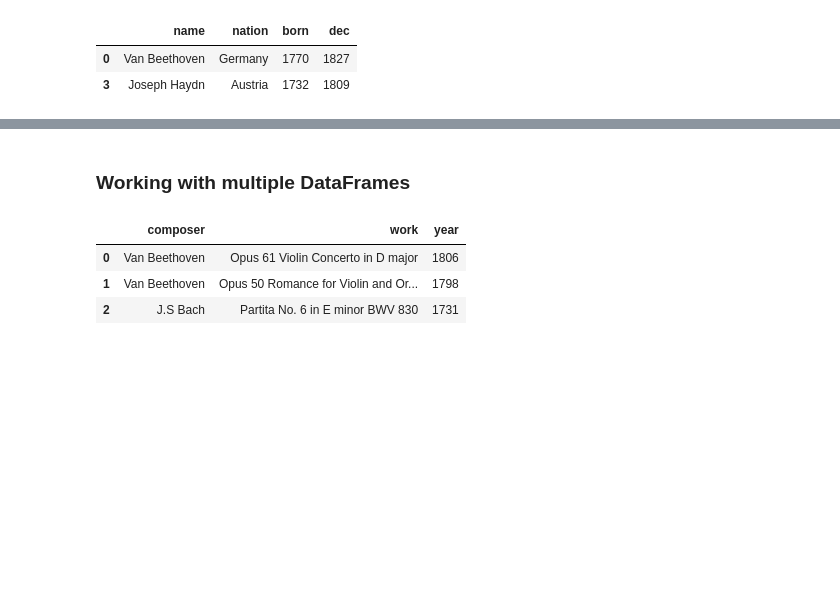
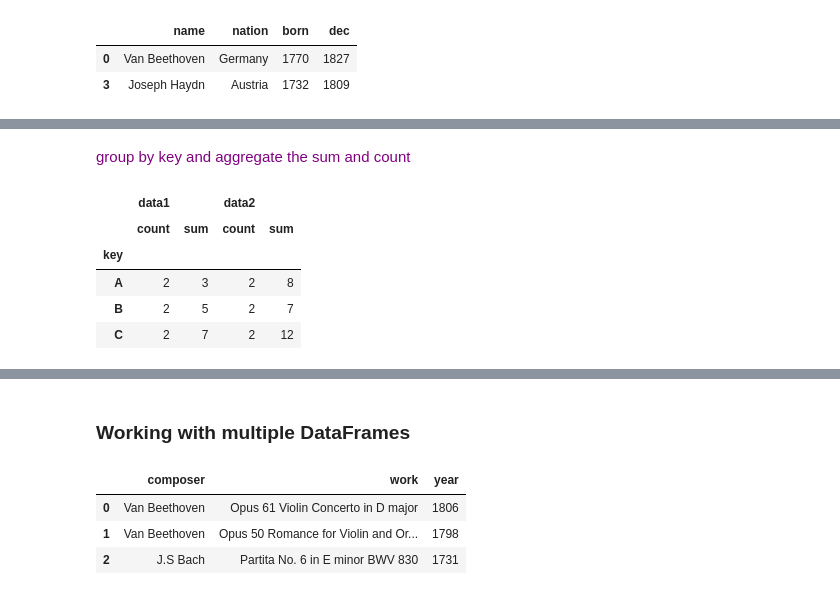
Before and after one commit to chezydan/pytopics, a Jupyter notebook: Pandas.ipynb, the cells around one changed output, grey strips where cells are left out. Cells and saved outputs as stored; diff of their text form; code cells hidden in the pictures; blank space fills up the shorter version.

```diff
--- a/Pandas.ipynb
+++ b/Pandas.ipynb
@@ -186,0 +328,11 @@ serDF[ serDF.born != 1685]
+# %% [markdown]
+<p> <span style ="color:purple">group by key and aggregate the sum and count </span>
+# %%
+df.groupby('key').aggregate(['count', 'sum'])
+# %% [output]
+|  | data1 |  | data2 |  |
+|  | count | sum | count | sum |
+| key |  |  |  |  |
+| A | 2 | 3 | 2 | 8 |
+| B | 2 | 5 | 2 | 7 |
+| C | 2 | 7 | 2 | 12 |
```
Also changed, not shown: parts of 39 cells of this notebook, 3 other files.
